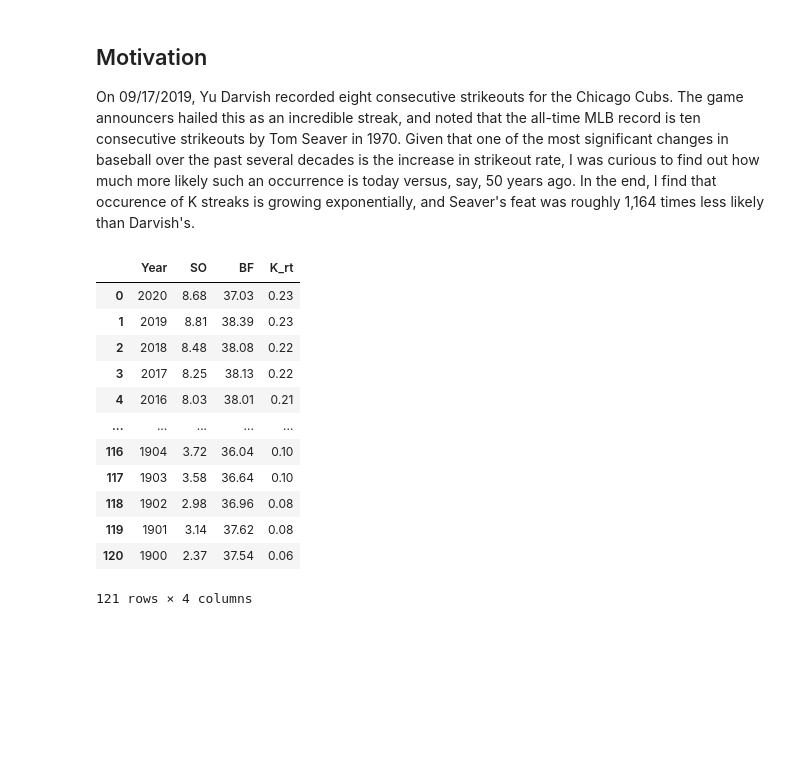
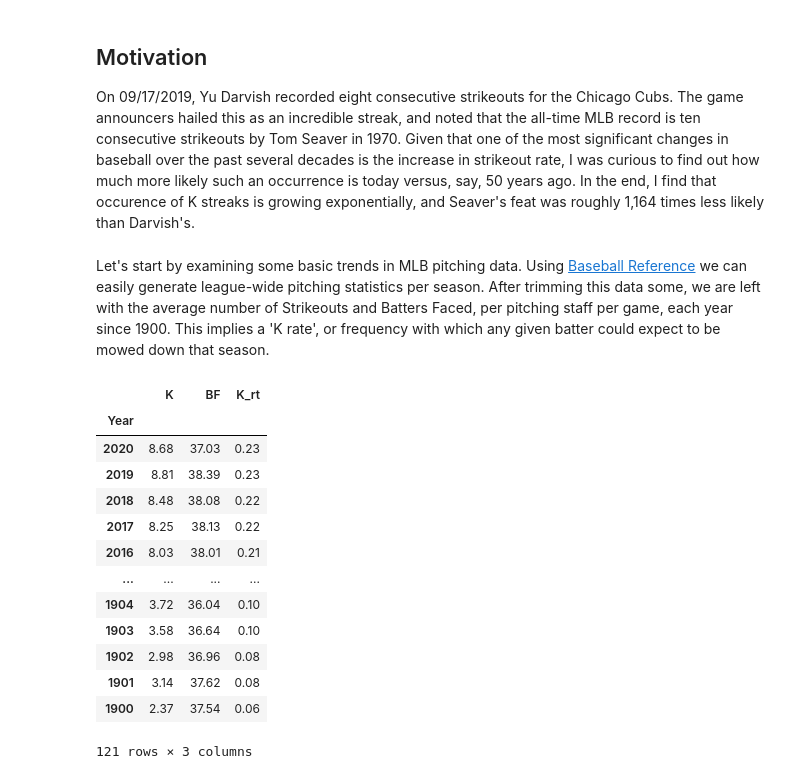
Before and after one commit to tmaule/website, a Jupyter notebook: _notebooks/2021-01-22-k_streaks.ipynb, the cells around one changed output. Saved outputs shown, nothing was run; the diff lists cells and outputs as text; code cells hidden in the pictures; blank space fills up the shorter version.

```diff
--- a/_notebooks/2021-01-22-k_streaks.ipynb
+++ b/_notebooks/2021-01-22-k_streaks.ipynb
@@ -9,32 +9,35 @@
 # %% [markdown]
 ## Motivation
 On 09/17/2019, Yu Darvish recorded eight consecutive strikeouts for the Chicago Cubs. The game announcers hailed this as an incredible streak, and noted that the all-time MLB record is ten consecutive strikeouts by Tom Seaver in 1970. Given that one of the most significant changes in baseball over the past several decades is the increase in strikeout rate, I was curious to find out how much more likely such an occurrence is today versus, say, 50 years ago. In the end, I find that occurence of K streaks is growing exponentially, and Seaver's feat was roughly 1,164 times less likely than Darvish's.
+# %% [markdown]
+Let's start by examining some basic trends in MLB pitching data. Using [Baseball Reference](https://www.baseball-reference.com/leagues/MLB/pitch.shtml) we can easily generate league-wide pitching statistics per season. After trimming this data some, we are left with the average number of Strikeouts and Batters Faced, per pitching staff per game, each year since 1900. This implies a 'K rate', or frequency with which any given batter could expect to be mowed down that season.
 # %%
 #collapse-hide
 import pandas as pd
 %matplotlib inline
 pd.options.display.float_format = '{:.2f}'.format
 
 # begin by populating a dataframe with MLB pitching statistics for every year on record
 cols_to_use = ['Year', 'SO', 'BF']
 raw_stats = 'C:/Users/tmaul/Documents/GitHub/website/assets/raw_data/mlb_league_stats_by_season.txt'
-k_data_by_season = pd.read_table(raw_stats, sep=',', usecols=cols_to_use)
+k_data_by_season = pd.read_table(raw_stats, sep=',', usecols=cols_to_use, index_col='Year').rename(columns={'SO' : 'K'})
 # filter out data prior to 1900 -- for roundness, plus the data from those years was fairly unstable
-k_data_by_season = k_data_by_season[k_data_by_season.Year>=1900]
+k_data_by_season = k_data_by_season[k_data_by_season.index>=1900]
 # calculate strikeout rate for the average pitcher
-k_data_by_season['K_rt'] = k_data_by_season.SO/k_data_by_season.BF
+k_data_by_season['K_rt'] = k_data_by_season.K/k_data_by_season.BF
 k_data_by_season
 # %% [output]
-|  | Year | SO | BF | K_rt |
-| 0 | 2020 | 8.68 | 37.03 | 0.23 |
-| 1 | 2019 | 8.81 | 38.39 | 0.23 |
-| 2 | 2018 | 8.48 | 38.08 | 0.22 |
-| 3 | 2017 | 8.25 | 38.13 | 0.22 |
-| 4 | 2016 | 8.03 | 38.01 | 0.21 |
-| ... | ... | ... | ... | ... |
-| 116 | 1904 | 3.72 | 36.04 | 0.10 |
-| 117 | 1903 | 3.58 | 36.64 | 0.10 |
-| 118 | 1902 | 2.98 | 36.96 | 0.08 |
-| 119 | 1901 | 3.14 | 37.62 | 0.08 |
-| 120 | 1900 | 2.37 | 37.54 | 0.06 |
+|  | K | BF | K_rt |
+| Year |  |  |  |
+| 2020 | 8.68 | 37.03 | 0.23 |
+| 2019 | 8.81 | 38.39 | 0.23 |
+| 2018 | 8.48 | 38.08 | 0.22 |
+| 2017 | 8.25 | 38.13 | 0.22 |
+| 2016 | 8.03 | 38.01 | 0.21 |
+| ... | ... | ... | ... |
+| 1904 | 3.72 | 36.04 | 0.10 |
+| 1903 | 3.58 | 36.64 | 0.10 |
+| 1902 | 2.98 | 36.96 | 0.08 |
+| 1901 | 3.14 | 37.62 | 0.08 |
+| 1900 | 2.37 | 37.54 | 0.06 |
-121 rows × 4 columns
+121 rows × 3 columns
```
Also changed, not shown: parts of 2 cells of this notebook.
